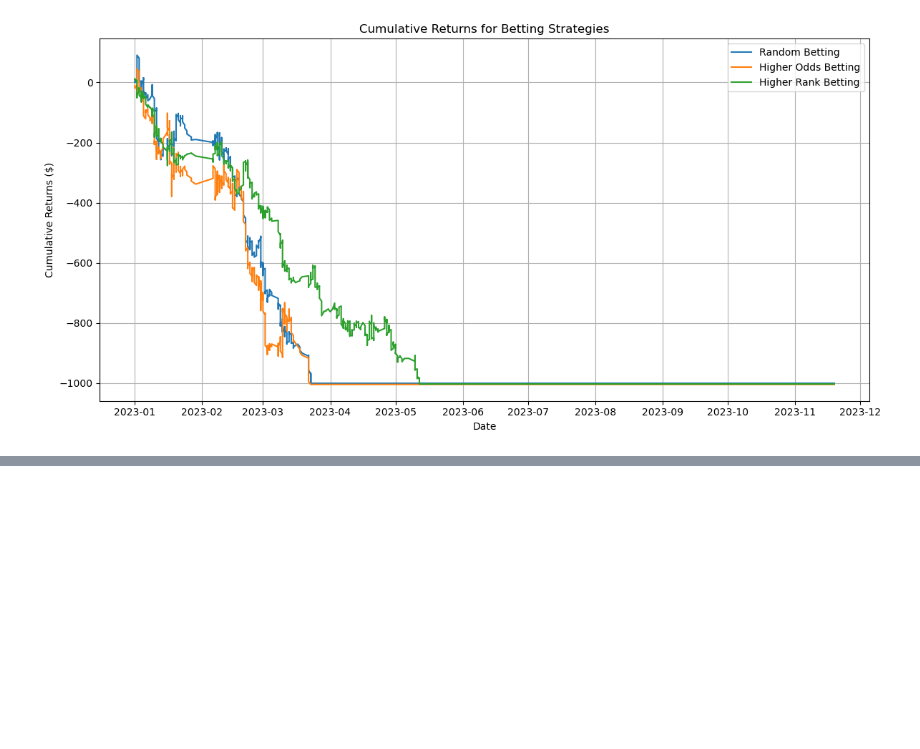
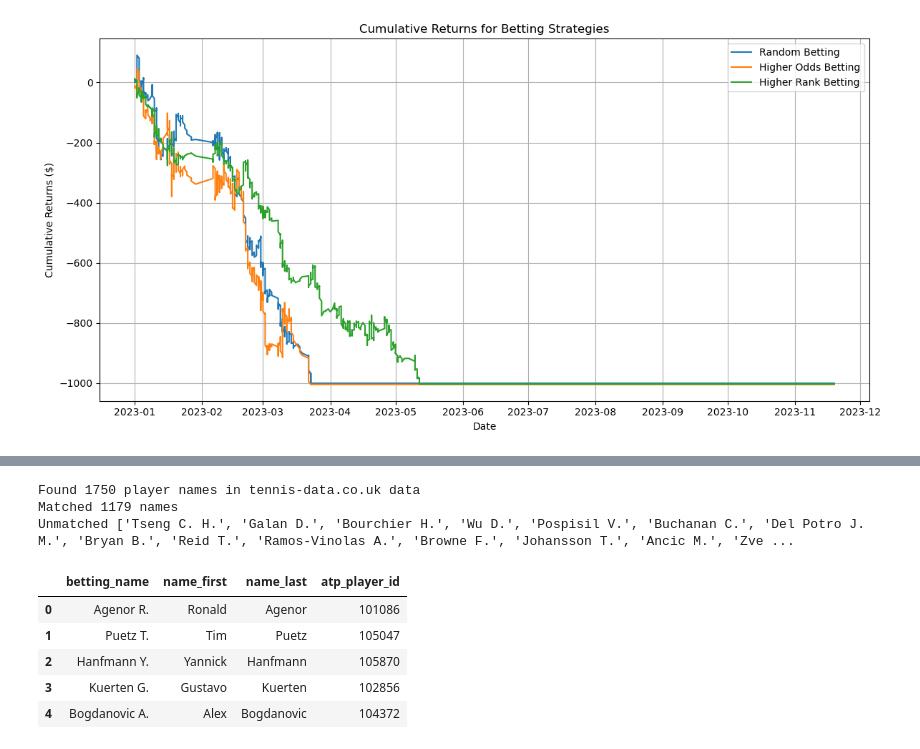
Before and after one commit to elin1231/tennisDB, a Jupyter notebook: tennis_betting_backtest.ipynb, the cells around one changed output, grey strips where cells are left out. Saved outputs shown, nothing was run; the diff lists cells and outputs as text; code cells hidden in the pictures; blank space fills up the shorter version.

Commit message:
name matcher update

```diff
--- a/tennis_betting_backtest.ipynb
+++ b/tennis_betting_backtest.ipynb
@@ -104,0 +107,15 @@ plot_betting_strategies(df)
+# %%
+matched_df = match_abbreviated_name_with_atp_ids()
+# %% [output]
+Found 1750 player names in tennis-data.co.uk data
+Matched 1179 names
+Unmatched ['Tseng C. H.', 'Galan D.', 'Bourchier H.', 'Wu D.', 'Pospisil V.', 'Buchanan C.', 'Del Potro J. M.', 'Bryan B.', 'Reid T.', 'Ramos-Vinolas A.', 'Browne F.', 'Johansson T.', 'Ancic M.', 'Zve ...
+# %%
+matched_df.head()
+# %% [output]
+|  | betting_name | name_first | name_last | atp_player_id |
+| 0 | Agenor R. | Ronald | Agenor | 101086 |
+| 1 | Puetz T. | Tim | Puetz | 105047 |
+| 2 | Hanfmann Y. | Yannick | Hanfmann | 105870 |
+| 3 | Kuerten G. | Gustavo | Kuerten | 102856 |
+| 4 | Bogdanovic A. | Alex | Bogdanovic | 104372 |
```
Also changed, not shown: parts of 4 cells of this notebook, 1 other file.
